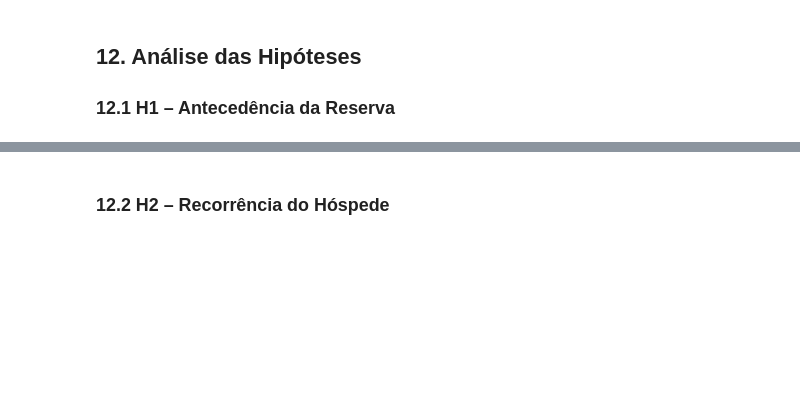
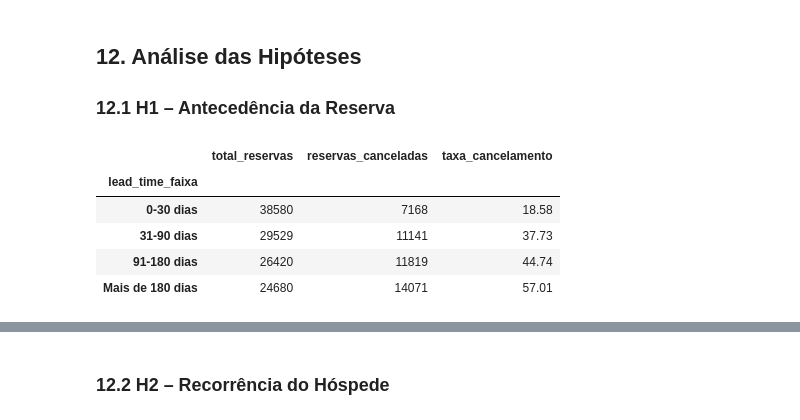
Before and after one commit to 011010110100/fase2-businness-inteligence, a Jupyter notebook: Fase2_BI_Hotel_Bookings.ipynb, the cells around one changed output, grey strips where cells are left out. Saved outputs shown, nothing was run; the diff lists cells and outputs as text; code cells hidden in the pictures; blank space fills up the shorter version.

```diff
--- a/Fase2_BI_Hotel_Bookings.ipynb
+++ b/Fase2_BI_Hotel_Bookings.ipynb
@@ -649,3 +649,28 @@ recorrência dos hóspedes.
 # %% [markdown]
 ## 12. Análise das Hipóteses
 ### 12.1 H1 – Antecedência da Reserva
+# %%
+# H1: Reservas realizadas com maior antecedência apresentam maior taxa de cancelamento.
+# Taxa de cancelamento por faixa de antecedência
+
+h1 = df_tratado.groupby(
+    'lead_time_faixa',
+    observed=False
+).agg(
+    total_reservas=('is_canceled', 'count'),
+    reservas_canceladas=('is_canceled', 'sum'),
+    taxa_cancelamento=('is_canceled', 'mean')
+)
+
+h1['taxa_cancelamento'] = (
+    h1['taxa_cancelamento'] * 100
+).round(2)
+
+h1
+# %% [output]
+|  | total_reservas | reservas_canceladas | taxa_cancelamento |
+| lead_time_faixa |  |  |  |
+| 0-30 dias | 38580 | 7168 | 18.58 |
+| 31-90 dias | 29529 | 11141 | 37.73 |
+| 91-180 dias | 26420 | 11819 | 44.74 |
+| Mais de 180 dias | 24680 | 14071 | 57.01 |
```
Also changed, not shown: parts of 15 cells of this notebook.
